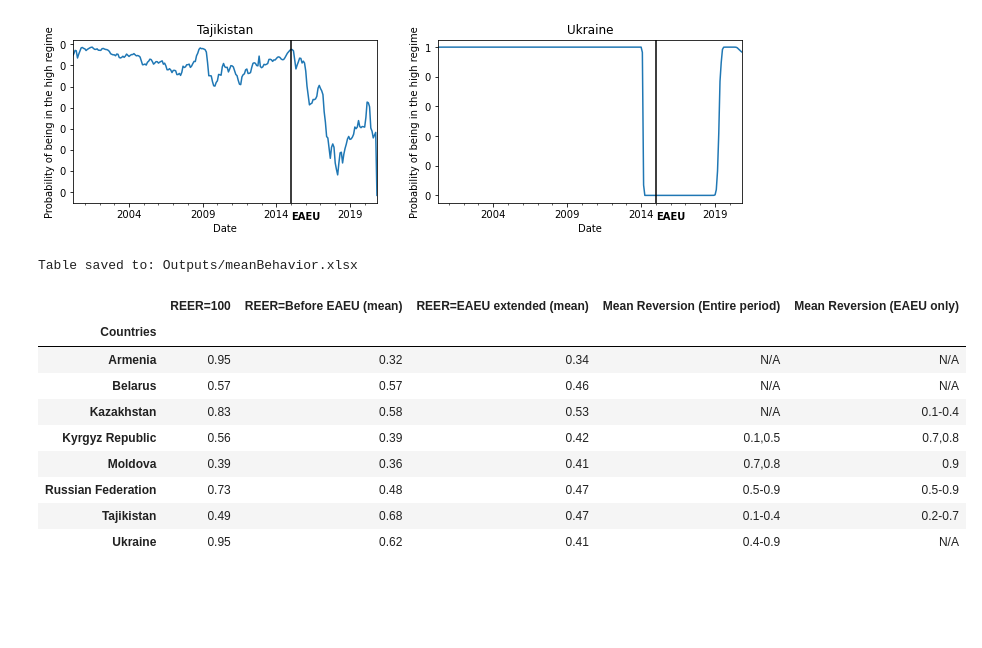
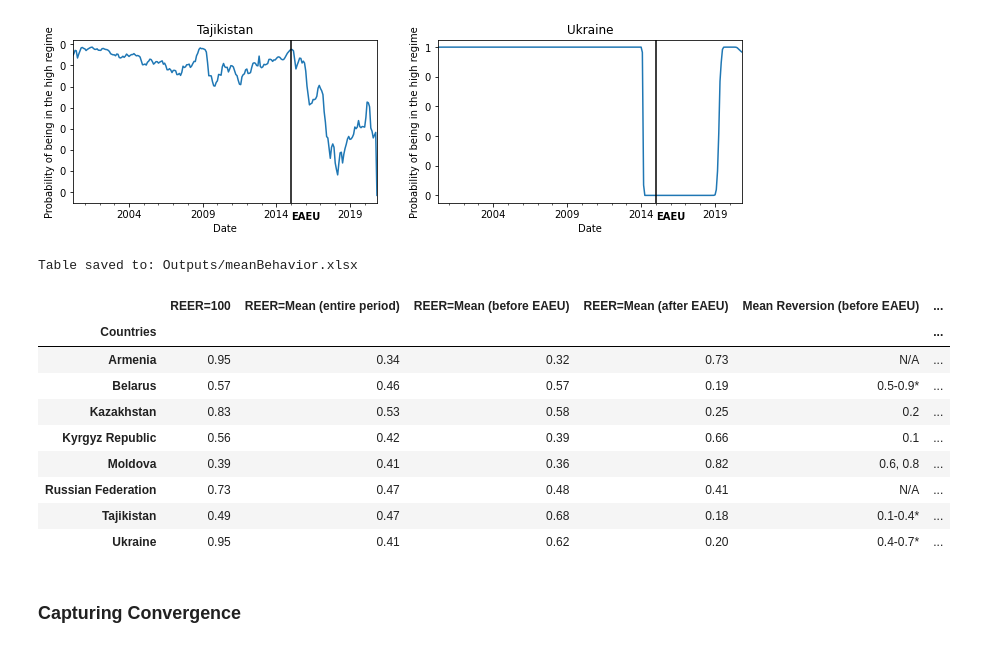
Before and after one commit to vlad-yeghiazaryan/PPP-in-EAEU, a Jupyter notebook: PPP_in_EAEU.ipynb, the cells around one changed output. Drawn from its saved outputs; the diff is of its cells as text; code cells hidden in the pictures; blank space fills up the shorter version.

```diff
--- a/PPP_in_EAEU.ipynb
+++ b/PPP_in_EAEU.ipynb
@@ -271,51 +237,71 @@ def getCorrespQuant(col, value=100):
     return (abs(col-value).idxmin())
 
 data100 = data.quantile(np.arange(0.1, 1, 0.01)).apply(getCorrespQuant, args=[100]).T
 data100.name = 'REER=100'
 
 dataEAEU = data.quantile(np.arange(0.1, 1, 0.01)).apply(getCorrespQuant, args=[data.mean()]).T
-dataEAEU.name = 'REER=EAEU extended (mean)'
+dataEAEU.name = 'REER=Mean (entire period)'
 
 dataBefore = data.quantile(np.arange(0.1, 1, 0.01)).apply(getCorrespQuant, args=[data.loc[:'2015-1-1'].mean()]).T
-dataBefore.name = 'REER=Before EAEU (mean)'
+dataBefore.name = 'REER=Mean (before EAEU)'
+
+dataAfter = data.quantile(np.arange(0.1, 1, 0.01)).apply(getCorrespQuant, args=[data.loc['2015-1-1':].mean()]).T
+dataAfter.name = 'REER=Mean (after EAEU)'
 
 targets = {
     'Armenia': 'N/A',
     'Belarus': 'N/A',
     'Kazakhstan': 'N/A',
     'Kyrgyz Republic': '0.1,0.5',
     'Moldova': '0.7,0.8',
-    'Russian Federation': '0.5-0.9',
+    'Russian Federation': '0.5-0.9*',
     'Tajikistan': '0.1-0.4',
-    'Ukraine': '0.4-0.9'
+    'Ukraine': '0.4-0.9*'
 }
-EAEU_targets = {
+
+before_targets = {
+    'Armenia': 'N/A',
+    'Belarus': '0.5-0.9*',
+    'Kazakhstan': '0.2',
+    'Kyrgyz Republic': '0.1',
+    'Moldova': '0.6, 0.8',
+    'Russian Federation': 'N/A',
+    'Tajikistan': '0.1-0.4*',
+    'Ukraine': '0.4-0.7*'
+}
+
+after_targets = {
     'Armenia': 'N/A',
     'Belarus': 'N/A',
-    'Kazakhstan': '0.1-0.4',
-    'Kyrgyz Republic': '0.7,0.8',
+    'Kazakhstan': '0.1-0.4*',
+    'Kyrgyz Republic': '0.7,0.8*',
     'Moldova': '0.9',
-    'Russian Federation': '0.5-0.9',
+    'Russian Federation': '0.5-0.9*',
     'Tajikistan': '0.2-0.7',
     'Ukraine': 'N/A'
 }
 
-dataTargets = pd.Series(targets.values(), index=targets.keys(), name='Mean Reversion (Entire period)')
-EAEU_dataTargets = pd.Series(EAEU_targets.values(), index=EAEU_targets.keys(), name='Mean Reversion (EAEU only)')
+dataTargets = pd.Series(targets.values(), index=targets.keys(), name='Mean Reversion (entire period)')
+EAEU_beforeTargets = pd.Series(before_targets.values(), index=before_targets.keys(), name='Mean Reversion (before EAEU)')
+EAEU_afterTargets = pd.Series(after_targets.values(), index=after_targets.keys(), name='Mean Reversion (after EAEU)')
 
-meanBehavior = pd.concat([data100, dataBefore, dataEAEU, dataTargets, EAEU_dataTargets], axis=1)
+# Constructing the table
+meanBehavior = pd.concat([data100, dataEAEU, dataBefore, dataAfter,
+                          EAEU_beforeTargets, EAEU_afterTargets, dataTargets], axis=1)
 meanBehavior.index.name = 'Countries'
 saveToExcel(meanBehavior, path='Outputs/meanBehavior.xlsx')
 meanBehavior
 # %% [output]
 Table saved to: Outputs/meanBehavior.xlsx
-|  | REER=100 | REER=Before EAEU (mean) | REER=EAEU extended (mean) | Mean Reversion (Entire period) | Mean Reversion (EAEU only) |
-| Countries |  |  |  |  |  |
-| Armenia | 0.95 | 0.32 | 0.34 | N/A | N/A |
-| Belarus | 0.57 | 0.57 | 0.46 | N/A | N/A |
-| Kazakhstan | 0.83 | 0.58 | 0.53 | N/A | 0.1-0.4 |
-| Kyrgyz Republic | 0.56 | 0.39 | 0.42 | 0.1,0.5 | 0.7,0.8 |
-| Moldova | 0.39 | 0.36 | 0.41 | 0.7,0.8 | 0.9 |
-| Russian Federation | 0.73 | 0.48 | 0.47 | 0.5-0.9 | 0.5-0.9 |
-| Tajikistan | 0.49 | 0.68 | 0.47 | 0.1-0.4 | 0.2-0.7 |
-| Ukraine | 0.95 | 0.62 | 0.41 | 0.4-0.9 | N/A |
+|  | REER=100 | REER=Mean (entire period) | REER=Mean (before EAEU) | REER=Mean (after EAEU) | Mean Reversion (before EAEU) | ... |
+| Countries |  |  |  |  |  | ... |
+| Armenia | 0.95 | 0.34 | 0.32 | 0.73 | N/A | ... |
+| Belarus | 0.57 | 0.46 | 0.57 | 0.19 | 0.5-0.9* | ... |
+| Kazakhstan | 0.83 | 0.53 | 0.58 | 0.25 | 0.2 | ... |
+| Kyrgyz Republic | 0.56 | 0.42 | 0.39 | 0.66 | 0.1 | ... |
+| Moldova | 0.39 | 0.41 | 0.36 | 0.82 | 0.6, 0.8 | ... |
+| Russian Federation | 0.73 | 0.47 | 0.48 | 0.41 | N/A | ... |
+| Tajikistan | 0.49 | 0.47 | 0.68 | 0.18 | 0.1-0.4* | ... |
+| Ukraine | 0.95 | 0.41 | 0.62 | 0.20 | 0.4-0.7* | ... |
+# %% [markdown]
+### Capturing Convergence
```
Also changed, not shown: parts of 10 cells of this notebook, 7 other files.
